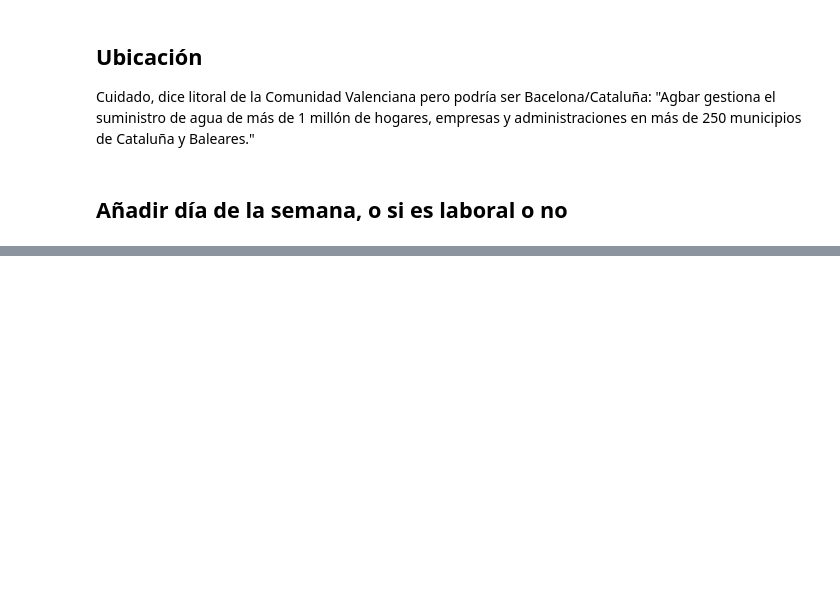
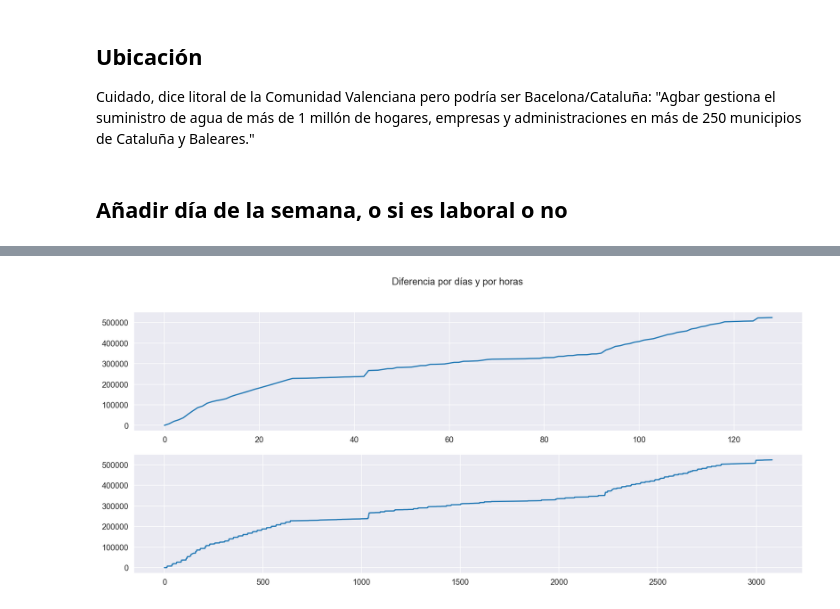
Before and after one commit to ptorrijos99/WaterFootprint2022, a Jupyter notebook: Script Exploración.ipynb, the cells around one changed output, grey strips where cells are left out. Drawn from its saved outputs; the diff is of its cells as text; code cells hidden in the pictures; blank space fills up the shorter version.

```diff
--- a/Script Exploración.ipynb
+++ b/Script Exploración.ipynb
@@ -774,0 +798,8 @@ Cuidado, dice litoral de la Comunidad Valenciana pero podría ser Bacelona/Catal
+# %%
+fig, axs = plt.subplots(2)
+fig.suptitle('Diferencia por días y por horas')
+axs[0].plot(df.loc[2655].resample('D', on='SAMPLETIME').READINGINTEGER.max().values)
+axs[1].plot(df.loc[2655].sort_values('SAMPLETIME')["READINGINTEGER"].values)
+plt.show()
+# %% [output]
+[figure, added]
```
Also changed, not shown: parts of 6 cells of this notebook, 1 other file.
